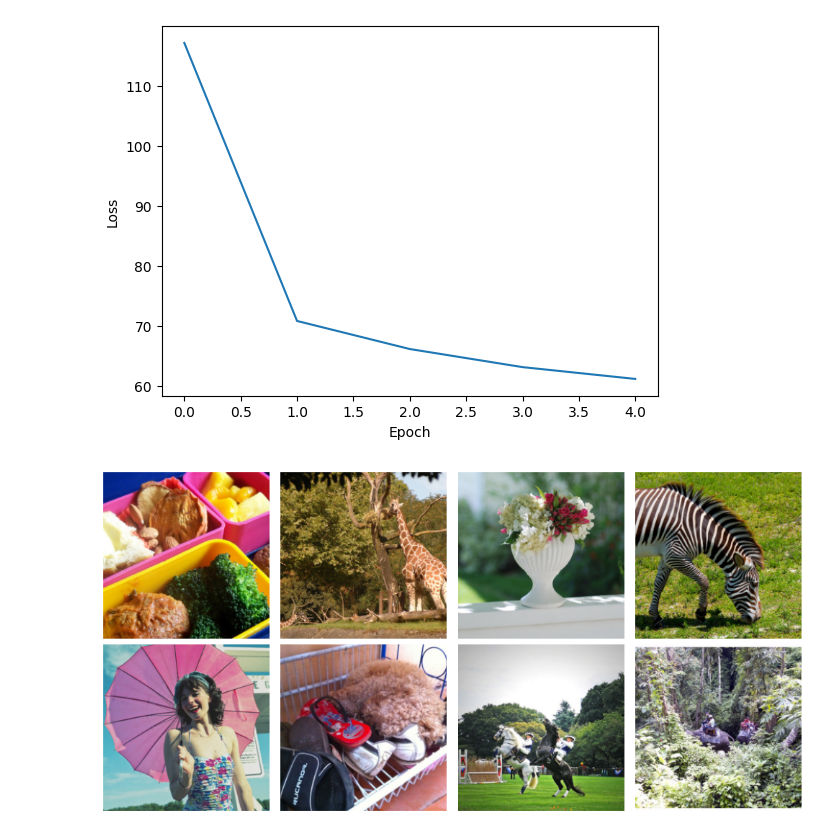
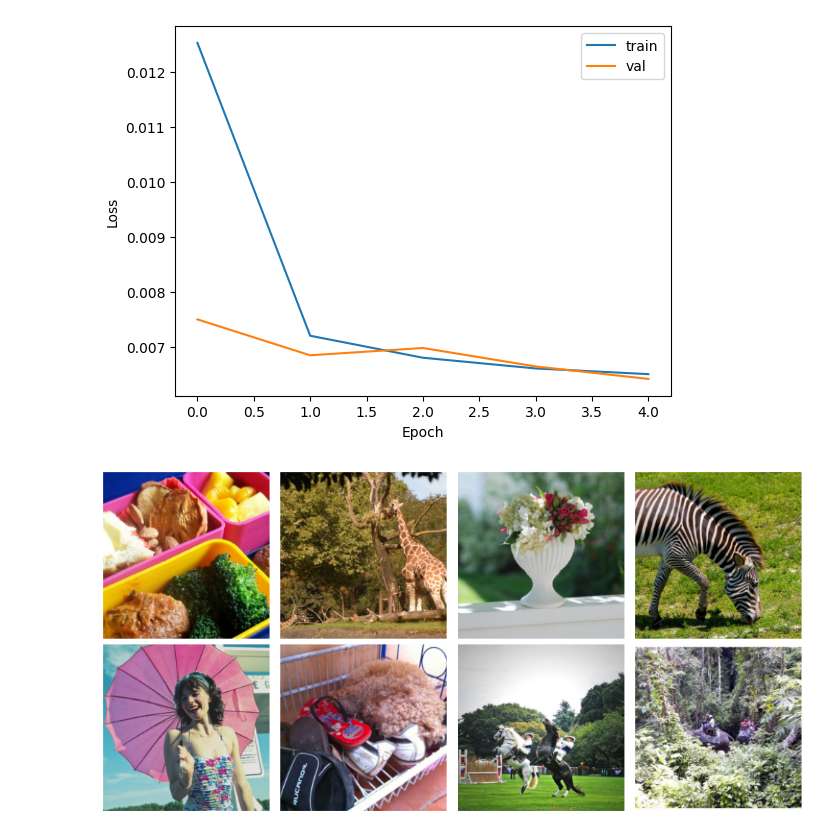
Before and after one commit to ValKobilaski/Style-Transfer, a Jupyter notebook: train_autoenc.ipynb, the cells around one changed output. Cells and saved outputs as stored; diff of their text form; code cells hidden in the pictures.

```diff
--- a/train_autoenc.ipynb
+++ b/train_autoenc.ipynb
@@ -33,13 +33,16 @@ else:
 # %%
 IMAGE_SIZE = 224
 BATCH_SIZE = 8
-DATASET_PATH = './data/train/'
+TRAIN_DATASET_PATH = './data/train/'
+VAL_DATASET_PATH = './data/val/'
 
-train_ds = data.get_dataset(DATASET_PATH, IMAGE_SIZE)
+train_ds = data.get_dataset(TRAIN_DATASET_PATH, IMAGE_SIZE)
 train_dl = data.get_dataloader(train_ds, BATCH_SIZE, shuffle=False)
+val_ds = data.get_dataset(VAL_DATASET_PATH, IMAGE_SIZE)
+val_dl = data.get_dataloader(val_ds, BATCH_SIZE, shuffle=False)
 # %%
-channel_sizes = [4, 8, 16]
-layer_sizes = [112, 56, 28]
+channel_sizes = [4, 8, 16, 32]
+layer_sizes = [112, 56, 28, 14]
 autoencoder = AutoEncoder(layer_sizes, channel_sizes, input_size=IMAGE_SIZE).to(device)
 autoencoder = autoencoder.cpu()
 summary(autoencoder, (3, IMAGE_SIZE, IMAGE_SIZE), device='cpu')
@@ -111,5 +138,5 @@ NUM_EPOCHS = 5
 LEARNING_RATE = 1e-3
 # %%
 # Train the network
-loss_hist = train_net(autoencoder, train_dl, NUM_EPOCHS, LEARNING_RATE)
+train_loss_hist, val_loss_hist = train_net(autoencoder, train_dl, NUM_EPOCHS, LEARNING_RATE)
 # %% [output]
@@ -207,10 +167,12 @@ model_name = "models/autoencoder_"+"_".join([str(size) for size in layer_sizes])
 torch.save(autoencoder.state_dict(), model_name)
 # %%
 # Plot the loss history
-plt.plot(loss_hist)
+plt.plot(train_loss_hist, label='train')
+plt.plot(val_loss_hist, label='val')
 plt.xlabel('Epoch')
 plt.ylabel('Loss')
+plt.legend()
 plt.show()
 # %% [output]
-[figure, old version]
+[figure, new version]
 # %%
```
Also changed, not shown: parts of 8 cells of this notebook.
